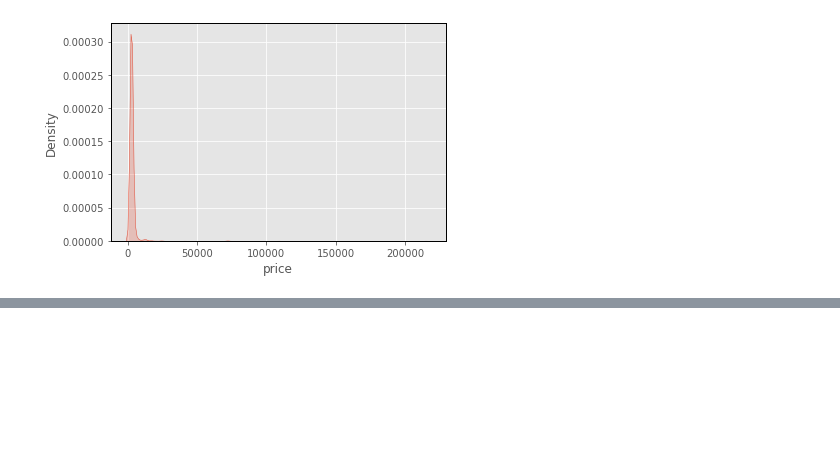
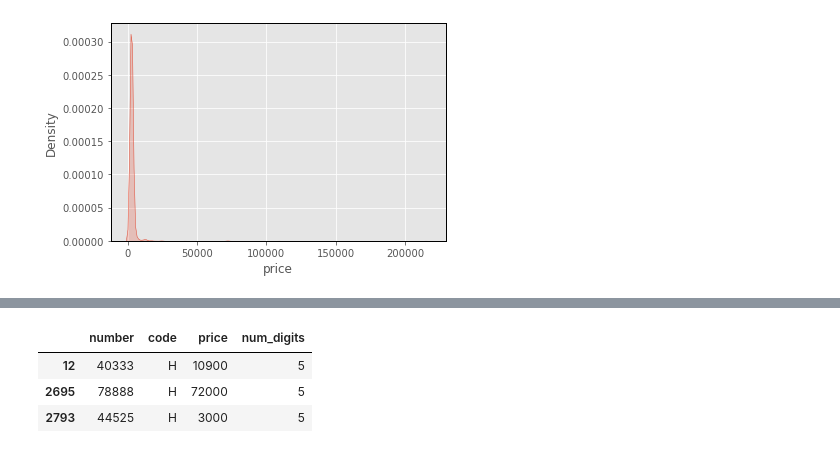
Before and after one commit to FardinAhsan146/DXB-Numberplate-Price-Predictor, a Jupyter notebook: EDA_notebook.ipynb, the cells around one changed output, grey strips where cells are left out. Drawn from its saved outputs; the diff is of its cells as text; code cells hidden in the pictures; blank space fills up the shorter version.

```diff
--- a/EDA_notebook.ipynb
+++ b/EDA_notebook.ipynb
@@ -136,0 +159,9 @@ sns.scatterplot(x = 'number', y = 'price', data = df);
+# %%
+# investigating the trend seen before further
+# Seems to me two outlier value
+df.loc[(df['code'] == 'H') & (df['num_digits'] == 5)]
+# %% [output]
+|  | number | code | price | num_digits |
+| 12 | 40333 | H | 10900 | 5 |
+| 2695 | 78888 | H | 72000 | 5 |
+| 2793 | 44525 | H | 3000 | 5 |
```
Also changed, not shown: parts of 5 cells of this notebook.
